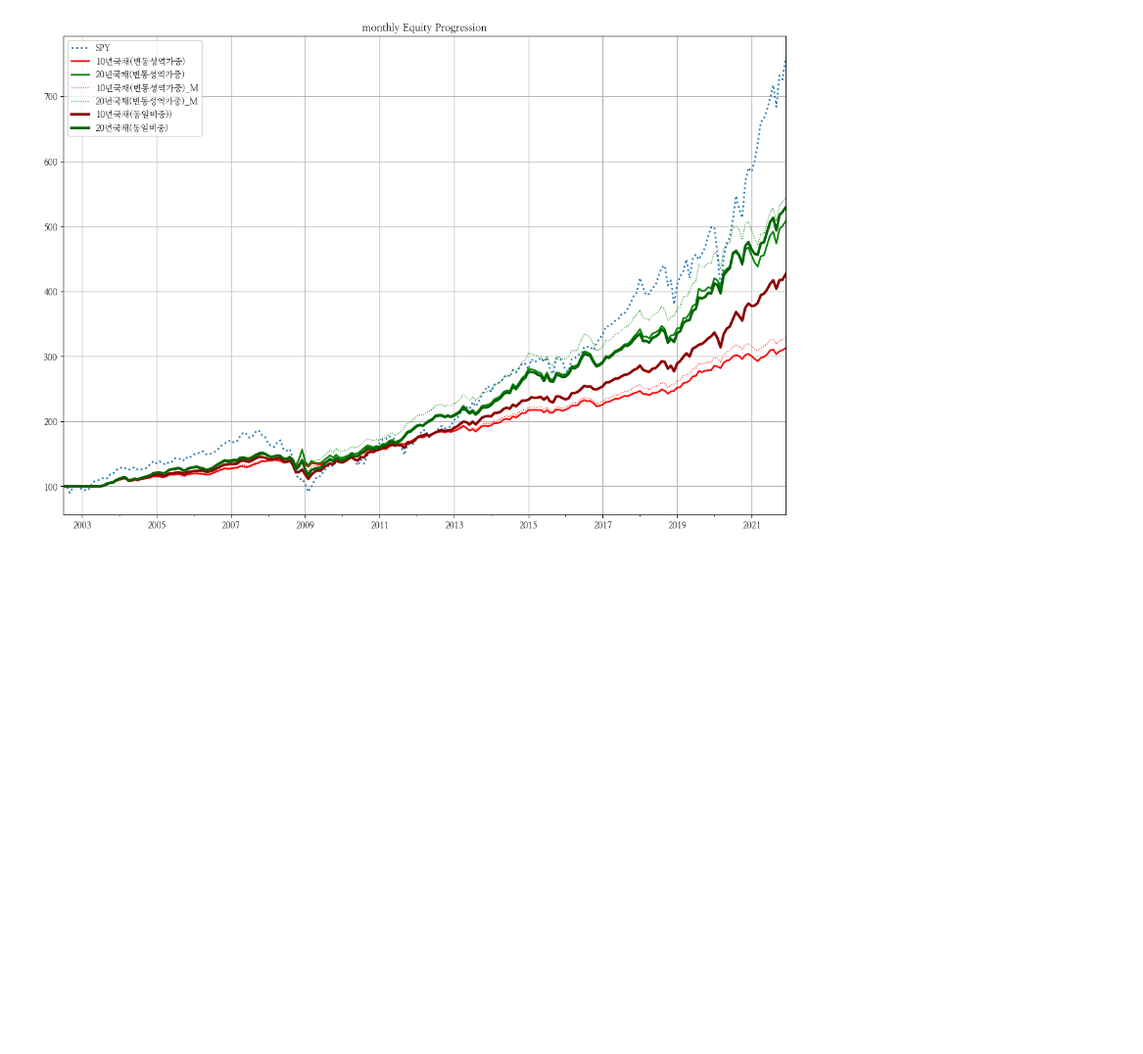
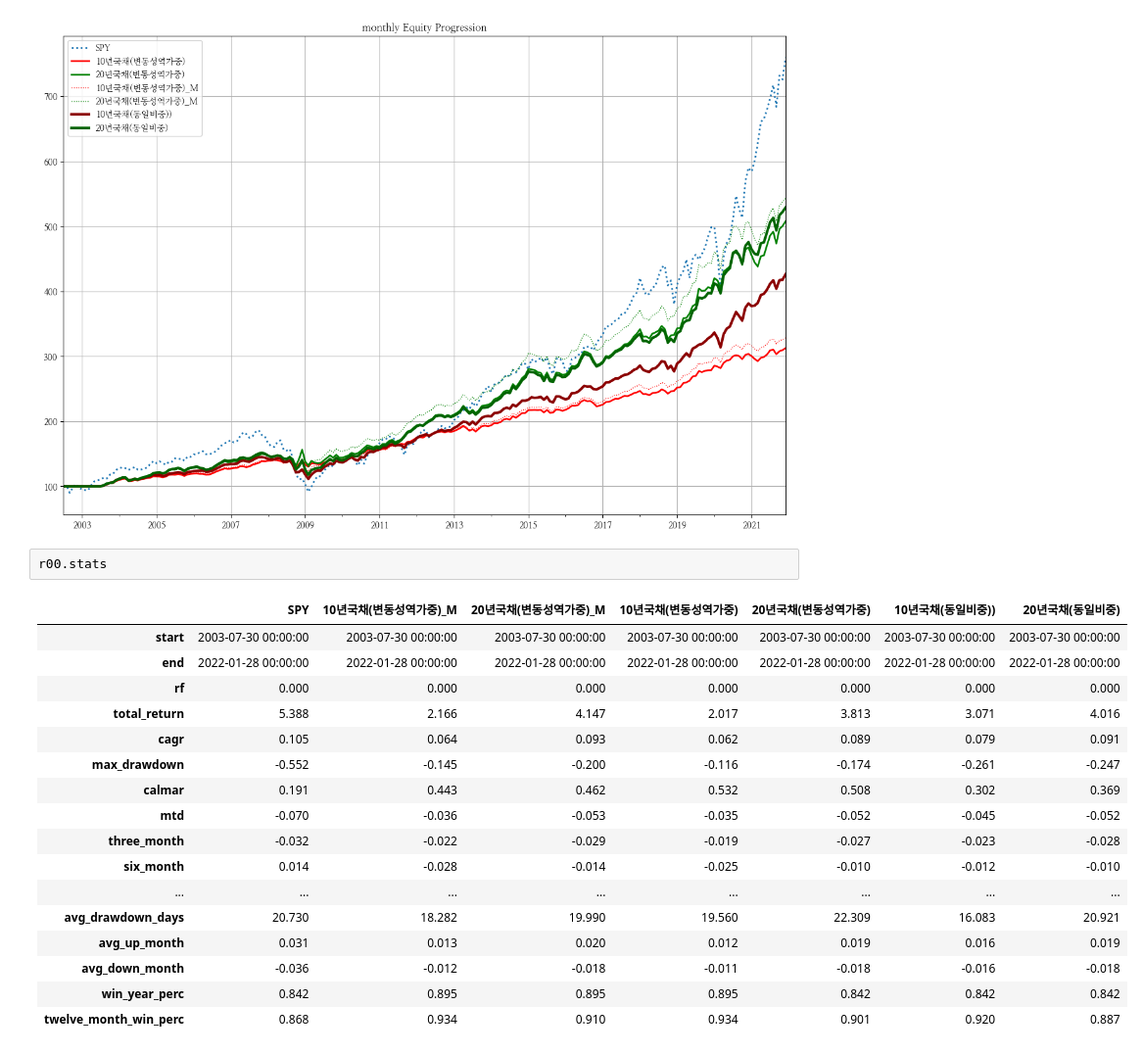
Before and after one commit to hermian/startetf, a Jupyter notebook: 2.22_주식_채권_미국_변동성역가중포트폴리오.ipynb, the cells around one changed output. Shown at 98% size. Saved outputs shown, nothing was run; the diff lists cells and outputs as text; blank space fills up the shorter version.

```diff
--- a/2.22_주식_채권_미국_변동성역가중포트폴리오.ipynb
+++ b/2.22_주식_채권_미국_변동성역가중포트폴리오.ipynb
@@ -408,3 +408,23 @@ r10_ew.plot(ax=ax1, freq='M', ls='-', color='darkred', lw=3, figsize=(15, 10));
 r20_ew.plot(ax=ax1, freq='M', ls='-', color='darkgreen', lw=3, figsize=(15, 10));
 # %% [output]
 [figure]
+# %%
+r00.stats
+# %% [output]
+|  | SPY | 10년국채(변동성역가중)_M | 20년국채(변동성역가중)_M | 10년국채(변동성역가중) | 20년국채(변동성역가중) | 10년국채(동일비중)) | 20년국채(동일비중) |
+| start | 2003-07-30 00:00:00 | 2003-07-30 00:00:00 | 2003-07-30 00:00:00 | 2003-07-30 00:00:00 | 2003-07-30 00:00:00 | 2003-07-30 00:00:00 | 2003-07-30 00:00:00 |
+| end | 2022-01-28 00:00:00 | 2022-01-28 00:00:00 | 2022-01-28 00:00:00 | 2022-01-28 00:00:00 | 2022-01-28 00:00:00 | 2022-01-28 00:00:00 | 2022-01-28 00:00:00 |
+| rf | 0.000 | 0.000 | 0.000 | 0.000 | 0.000 | 0.000 | 0.000 |
+| total_return | 5.388 | 2.166 | 4.147 | 2.017 | 3.813 | 3.071 | 4.016 |
+| cagr | 0.105 | 0.064 | 0.093 | 0.062 | 0.089 | 0.079 | 0.091 |
+| max_drawdown | -0.552 | -0.145 | -0.200 | -0.116 | -0.174 | -0.261 | -0.247 |
+| calmar | 0.191 | 0.443 | 0.462 | 0.532 | 0.508 | 0.302 | 0.369 |
+| mtd | -0.070 | -0.036 | -0.053 | -0.035 | -0.052 | -0.045 | -0.052 |
+| three_month | -0.032 | -0.022 | -0.029 | -0.019 | -0.027 | -0.023 | -0.028 |
+| six_month | 0.014 | -0.028 | -0.014 | -0.025 | -0.010 | -0.012 | -0.010 |
+| ... | ... | ... | ... | ... | ... | ... | ... |
+| avg_drawdown_days | 20.730 | 18.282 | 19.990 | 19.560 | 22.309 | 16.083 | 20.921 |
+| avg_up_month | 0.031 | 0.013 | 0.020 | 0.012 | 0.019 | 0.016 | 0.019 |
+| avg_down_month | -0.036 | -0.012 | -0.018 | -0.011 | -0.018 | -0.016 | -0.018 |
+| win_year_perc | 0.842 | 0.895 | 0.895 | 0.895 | 0.842 | 0.842 | 0.842 |
+| twelve_month_win_perc | 0.868 | 0.934 | 0.910 | 0.934 | 0.901 | 0.920 | 0.887 |
```
Also changed, not shown: parts of 7 cells of this notebook, 3 other files.
